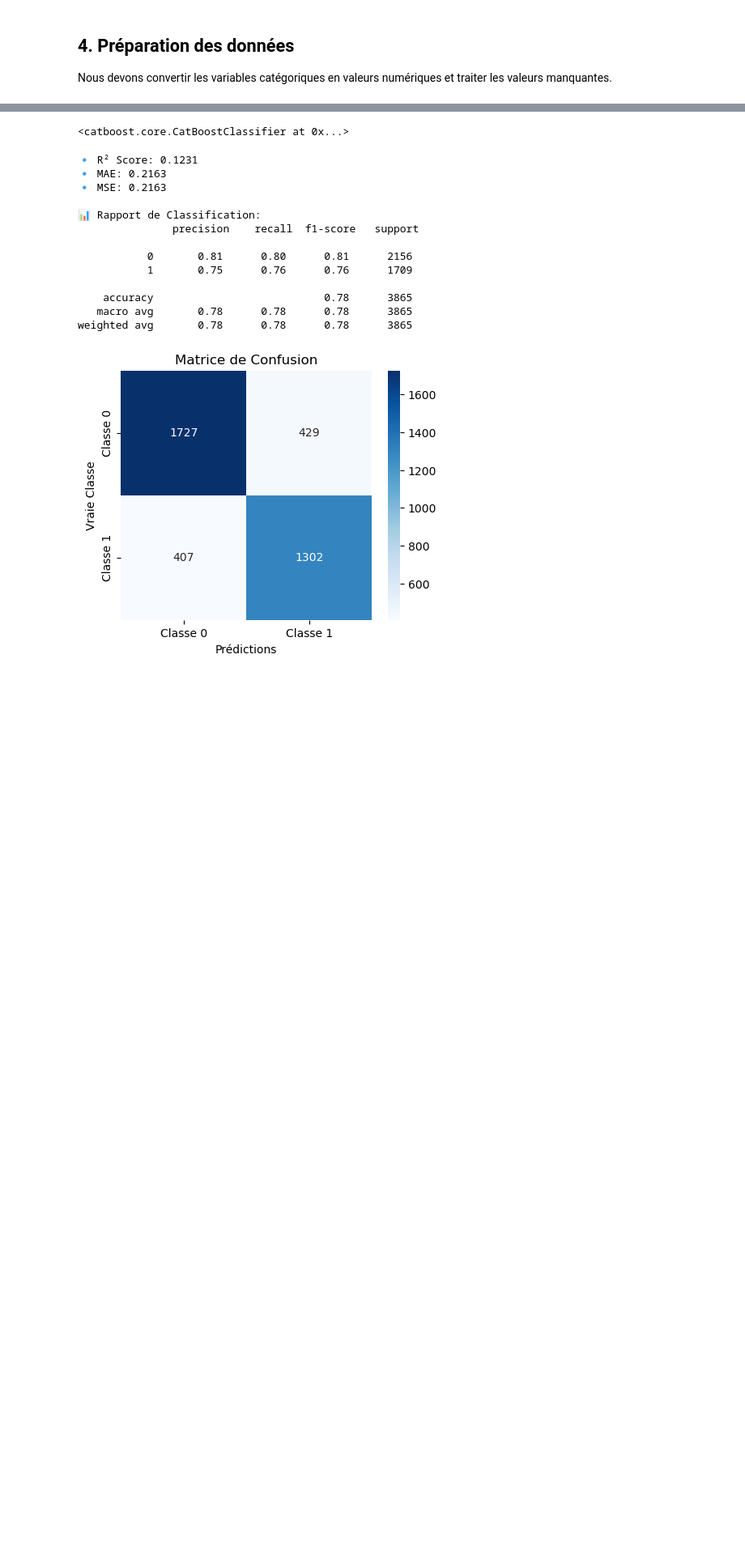
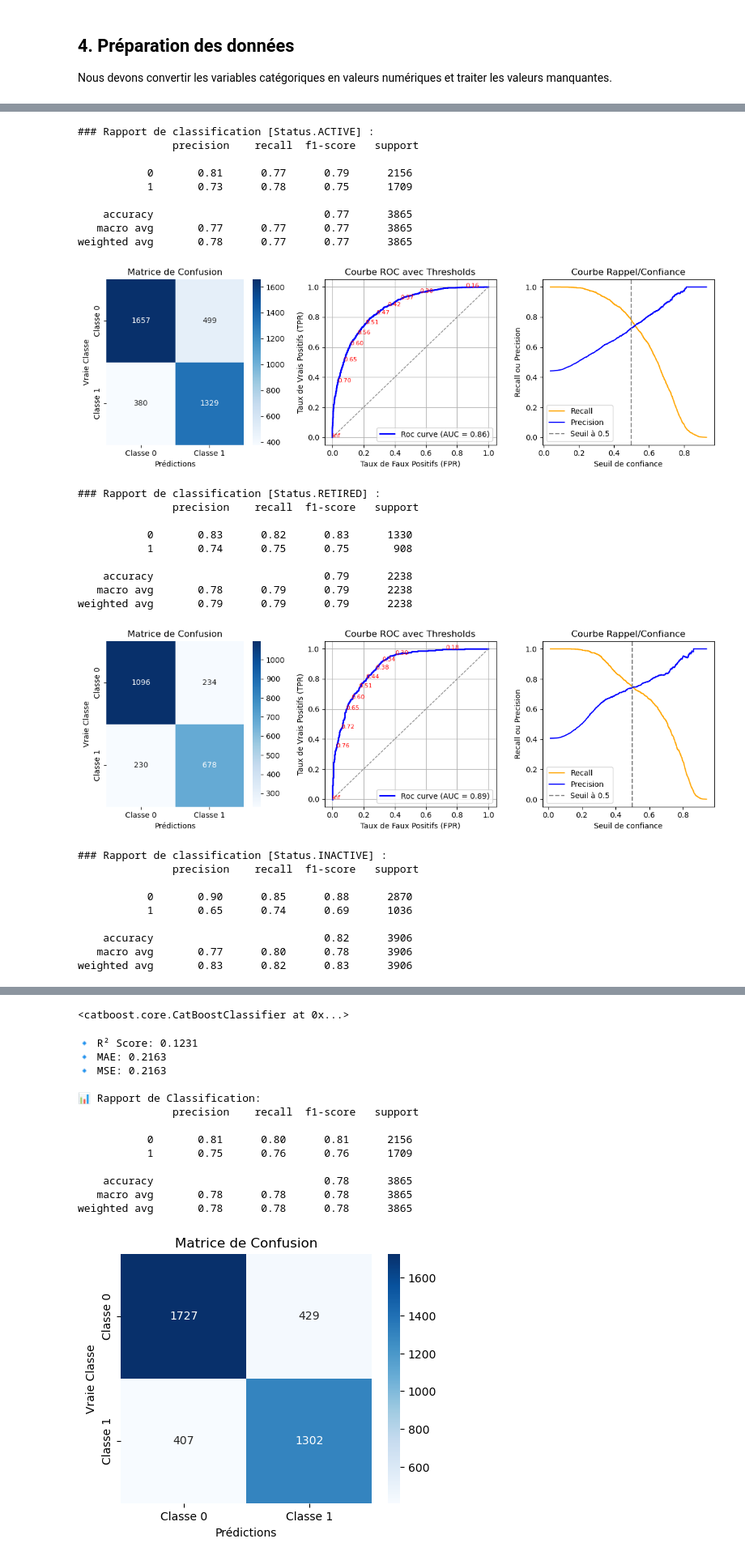
Before and after one commit to slauras/MLClassification, a Jupyter notebook: notebook.ipynb, the cells around one changed output, grey strips where cells are left out. Shown at 81% size. Drawn from its saved outputs; the diff is of its cells as text; code cells hidden in the pictures; blank space fills up the shorter version.

```diff
--- a/notebook.ipynb
+++ b/notebook.ipynb
@@ -202,0 +454,32 @@ model_cb.fit(X_train, y_train)
+# %%
+from sklearn.ensemble import RandomForestClassifier
+from sklearn.model_selection import StratifiedKFold, GridSearchCV
+
+stratkfold = StratifiedKFold(n_splits=3, shuffle=True, random_state=42)
+
+rf_param_grid = {
+    'n_estimators': [200],
+    'max_depth': [10, 15, 20],
+    'min_samples_split': [5, 10],
+    'min_samples_leaf': [2],
+    'max_features': ['log2', 'sqrt'],
+    'bootstrap': [True],
+    'criterion': ['gini'],
+    'class_weight': ['balanced', 'balanced_subsample']
+}
+
+rf_model = RandomForestClassifier(random_state=42)
+
+optimizer = GridSearchCV(
+    rf_model, rf_param_grid, cv=stratkfold, refit='r2',
+    scoring=['r2', 'neg_root_mean_squared_error'],
+    n_jobs=-1, verbose=1
+)
+
+# optimizer = RandomizedSearchCV(rf_model, rf_param_grid, cv=stratkfold, n_iter=100,
+# refit='neg_root_mean_squared_error', scoring=['r2', 'neg_root_mean_squared_error'], n_jobs=-1, verbose=1)
+
+for data_proc in [active, retired, inactive]:
+    optimizer.fit(data_proc.X_train, data_proc.y_train)
+    data_proc.models["random_forest"] = optimizer.best_estimator_
+    print(f"Meilleurs paramètres : {optimizer.best_params_}")
@@ -202,0 +493,33 @@ model_cb.fit(X_train, y_train)
+# %%
+for data_proc in [active, retired, inactive]:
+    evaluate_model(data_proc, "random_forest")
+# %% [output]
+### Rapport de classification [Status.ACTIVE] :
+               precision    recall  f1-score   support
+
+           0       0.81      0.77      0.79      2156
+           1       0.73      0.78      0.75      1709
+
+    accuracy                           0.77      3865
+   macro avg       0.77      0.77      0.77      3865
+weighted avg       0.78      0.77      0.77      3865
+[figure, added]
+### Rapport de classification [Status.RETIRED] :
+               precision    recall  f1-score   support
+
+           0       0.83      0.82      0.83      1330
+           1       0.74      0.75      0.75       908
+
+    accuracy                           0.79      2238
+   macro avg       0.78      0.79      0.79      2238
+weighted avg       0.79      0.79      0.79      2238
+[figure, added]
+### Rapport de classification [Status.INACTIVE] :
+               precision    recall  f1-score   support
+
+           0       0.90      0.85      0.88      2870
+           1       0.65      0.74      0.69      1036
+
+    accuracy                           0.82      3906
+   macro avg       0.77      0.80      0.78      3906
+weighted avg       0.83      0.82      0.83      3906
```
Also changed, not shown: parts of 51 cells of this notebook, 9 other files.
